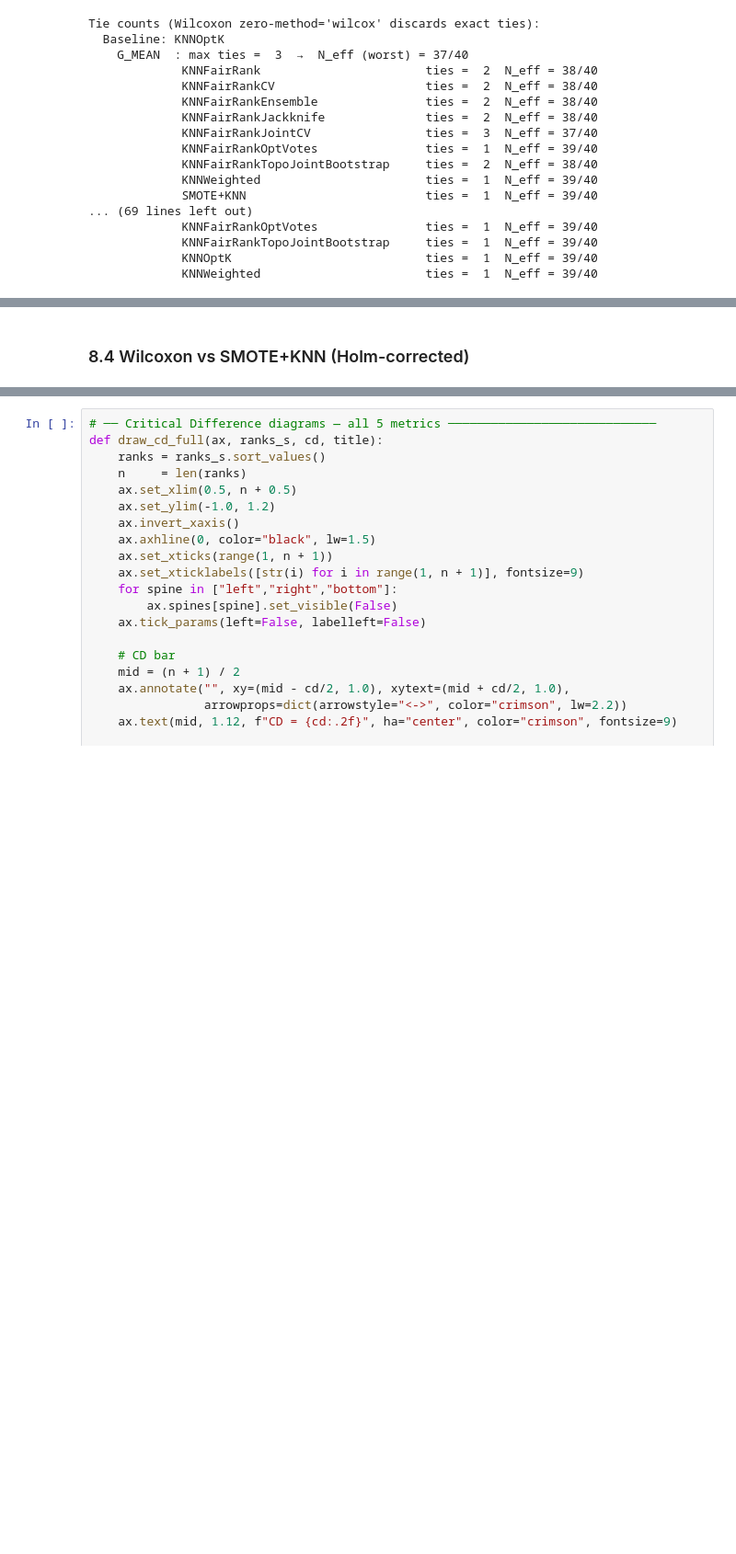
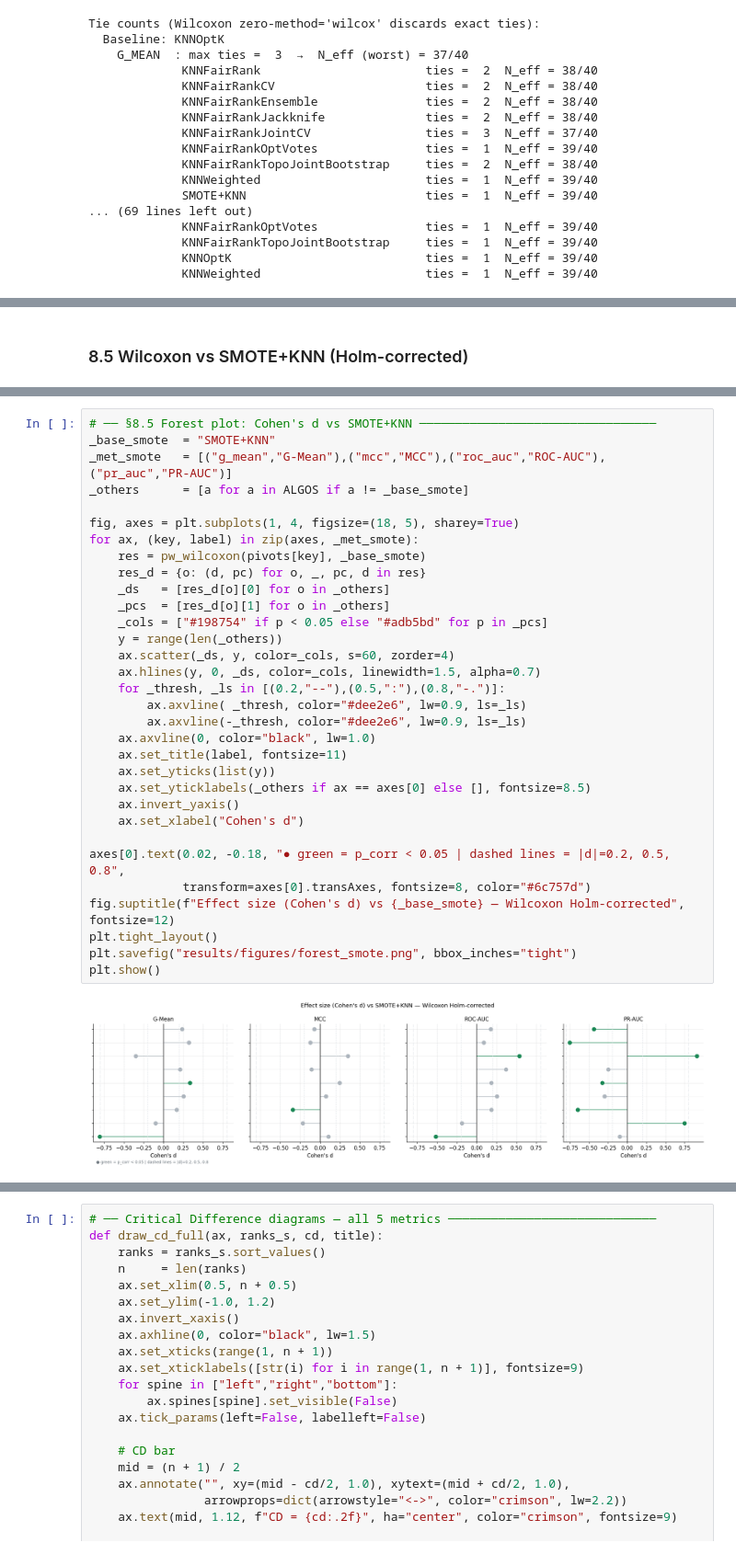
Before and after one commit to zepaulo333/knn_classimbalance, a Jupyter notebook: notebooks/entrega_final.ipynb, the cells around one changed output, grey strips where cells are left out. Shown at 92% size. Saved outputs shown, nothing was run; the diff lists cells and outputs as text; blank space fills up the shorter version.

```diff
--- a/notebooks/entrega_final.ipynb
+++ b/notebooks/entrega_final.ipynb
@@ -1493,5 +1589,5 @@ Tie counts (Wilcoxon zero-method='wilcox' discards exact ties):
 # %% [markdown]
-### 8.4 Wilcoxon vs SMOTE+KNN (Holm-corrected)
+### 8.5 Wilcoxon vs SMOTE+KNN (Holm-corrected)
 # %%
 print("Wilcoxon signed-rank vs SMOTE+KNN (Holm α=0.05) — with Cohen's d effect size:")
 for m in ["g_mean","roc_auc","mcc","f1","pr_auc"]:
@@ -1523,3 +1619,37 @@ Wilcoxon signed-rank vs SMOTE+KNN (Holm α=0.05) — with Cohen's d effect size:
     ✗ KNNFairRankCV                 : p_corr=0.0697  Δ=-0.0337  d=-0.30 (small)  [worse]
     ✗ KNNFairRankJackknife          : p_corr=0.0832  Δ=-0.0301  d=-0.25 (small)  [worse]
     ✗ KNNOptK                       : p_corr=0.1497  Δ=-0.0081  d=-0.10 (negligible)  [worse]
+# %%
+# ── §8.5 Forest plot: Cohen's d vs SMOTE+KNN ─────────────────────────────────
+_base_smote  = "SMOTE+KNN"
+_met_smote   = [("g_mean","G-Mean"),("mcc","MCC"),("roc_auc","ROC-AUC"),("pr_auc","PR-AUC")]
+_others      = [a for a in ALGOS if a != _base_smote]
+
+fig, axes = plt.subplots(1, 4, figsize=(18, 5), sharey=True)
+for ax, (key, label) in zip(axes, _met_smote):
+    res = pw_wilcoxon(pivots[key], _base_smote)
+    res_d = {o: (d, pc) for o, _, pc, d in res}
+    _ds   = [res_d[o][0] for o in _others]
+    _pcs  = [res_d[o][1] for o in _others]
+    _cols = ["#198754" if p < 0.05 else "#adb5bd" for p in _pcs]
+    y = range(len(_others))
+    ax.scatter(_ds, y, color=_cols, s=60, zorder=4)
+    ax.hlines(y, 0, _ds, color=_cols, linewidth=1.5, alpha=0.7)
+    for _thresh, _ls in [(0.2,"--"),(0.5,":"),(0.8,"-.")]:
+        ax.axvline( _thresh, color="#dee2e6", lw=0.9, ls=_ls)
+        ax.axvline(-_thresh, color="#dee2e6", lw=0.9, ls=_ls)
+    ax.axvline(0, color="black", lw=1.0)
+    ax.set_title(label, fontsize=11)
+    ax.set_yticks(list(y))
+    ax.set_yticklabels(_others if ax == axes[0] else [], fontsize=8.5)
+    ax.invert_yaxis()
+    ax.set_xlabel("Cohen's d")
+
+axes[0].text(0.02, -0.18, "● green = p_corr < 0.05 | dashed lines = |d|=0.2, 0.5, 0.8",
+             transform=axes[0].transAxes, fontsize=8, color="#6c757d")
+fig.suptitle(f"Effect size (Cohen's d) vs {_base_smote} — Wilcoxon Holm-corrected", fontsize=12)
+plt.tight_layout()
+plt.savefig("results/figures/forest_smote.png", bbox_inches="tight")
+plt.show()
+# %% [output]
+[figure, added]
```
Also changed, not shown: parts of 18 cells of this notebook, 6 other files.
